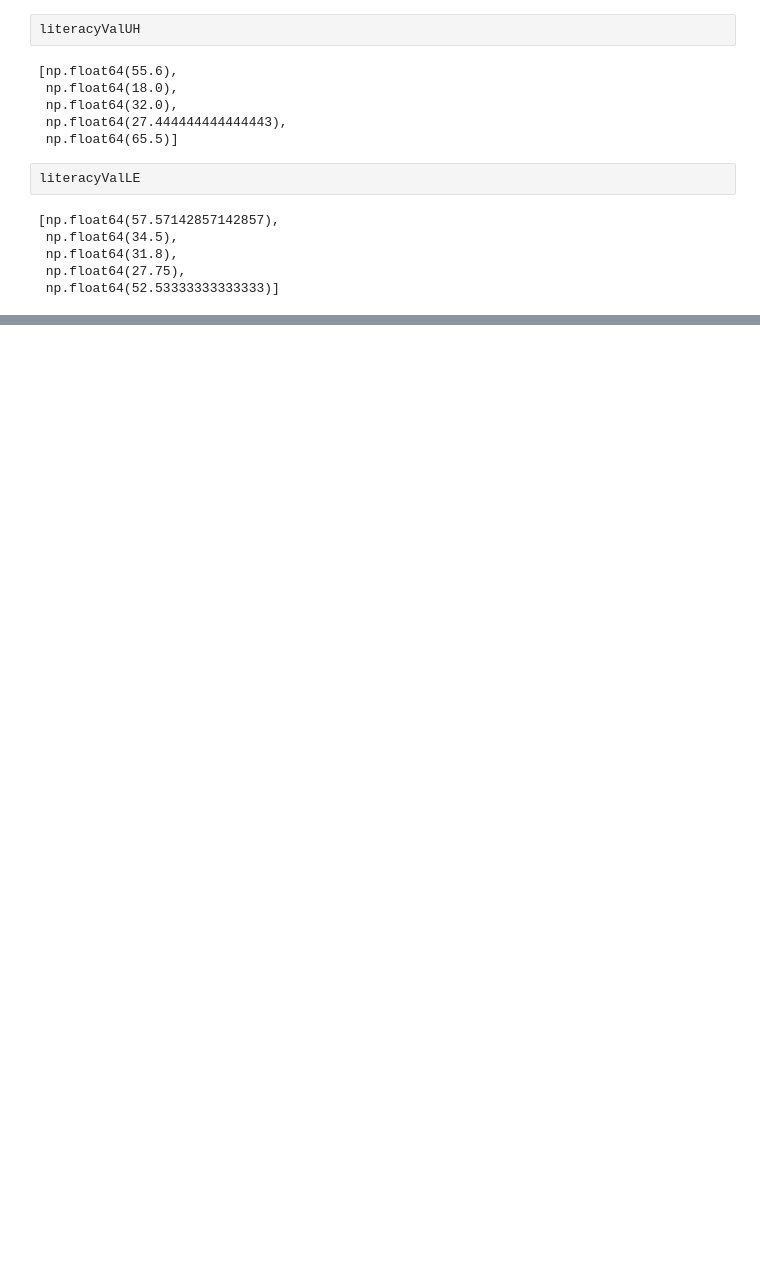
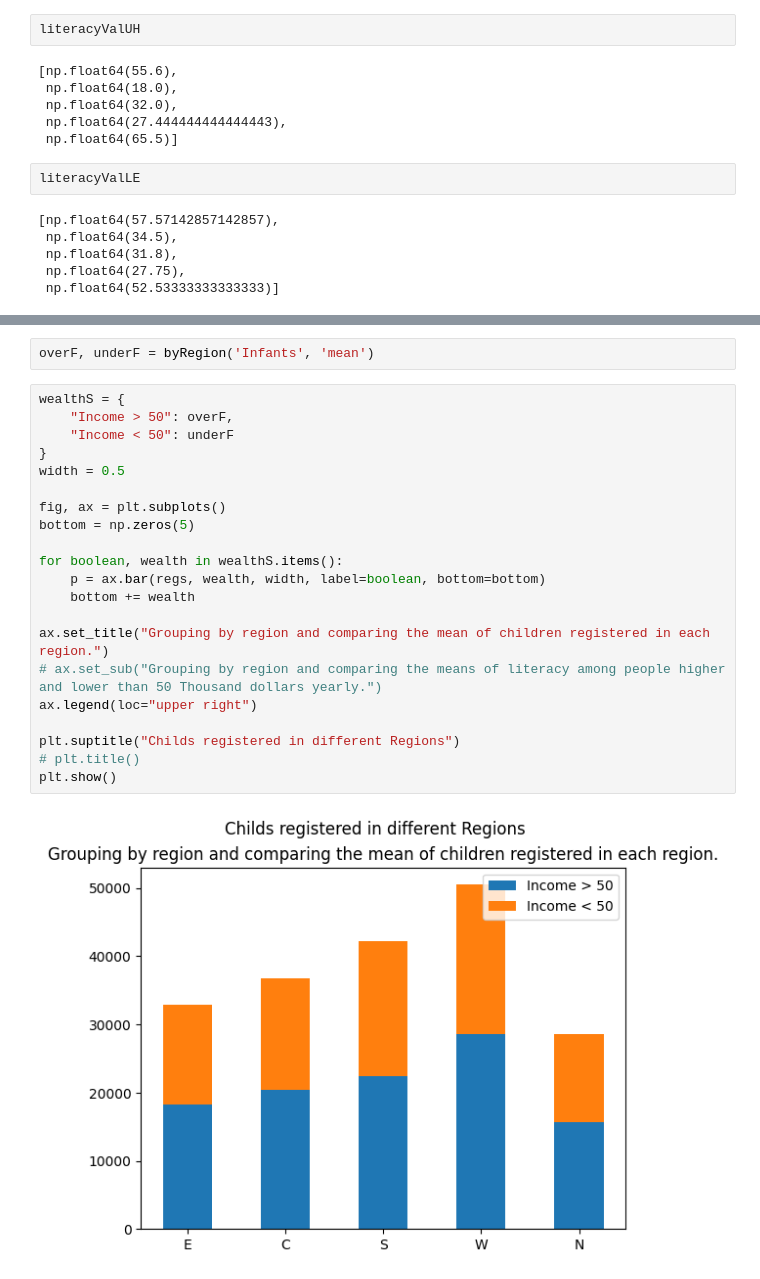
Before and after one commit to XtianLors/timeSeries-Analysis, a Jupyter notebook: Presentation.ipynb, the cells around one changed output, grey strips where cells are left out. Drawn from its saved outputs; the diff is of its cells as text; blank space fills up the shorter version.

```diff
--- a/Presentation.ipynb
+++ b/Presentation.ipynb
@@ -164,0 +205,25 @@ literacyValLE
+# %%
+overF, underF = byRegion('Infants', 'mean')
+# %%
+wealthS = {
+    "Income > 50": overF,
+    "Income < 50": underF
+}
+width = 0.5
+
+fig, ax = plt.subplots()
+bottom = np.zeros(5)
+
+for boolean, wealth in wealthS.items():
+    p = ax.bar(regs, wealth, width, label=boolean, bottom=bottom)
+    bottom += wealth
+
+ax.set_title("Grouping by region and comparing the mean of children registered in each region.")
+# ax.set_sub("Grouping by region and comparing the means of literacy among people higher and lower than 50 Thousand dollars yearly.")
+ax.legend(loc="upper right")
+
+plt.suptitle("Childs registered in different Regions")
+# plt.title()
+plt.show()
+# %% [output]
+[figure, added]
```
Also changed, not shown: parts of 6 cells of this notebook, 1 other file.
